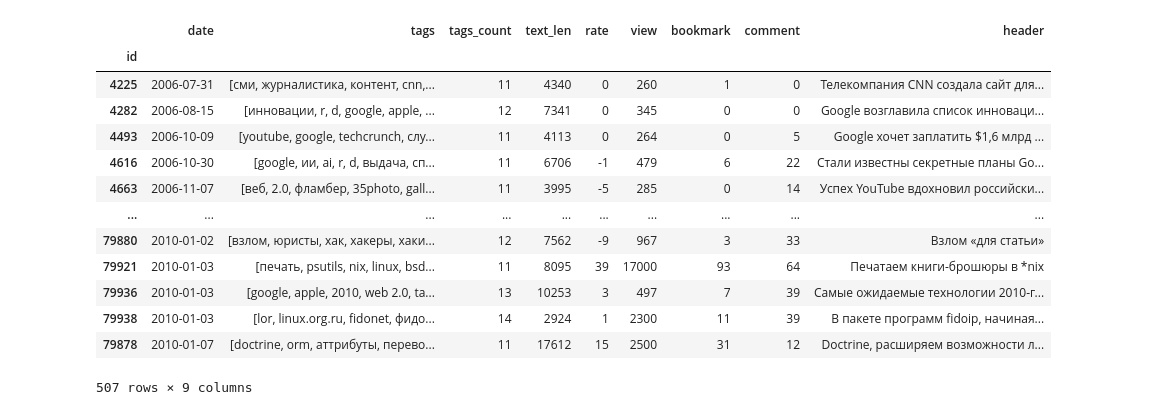
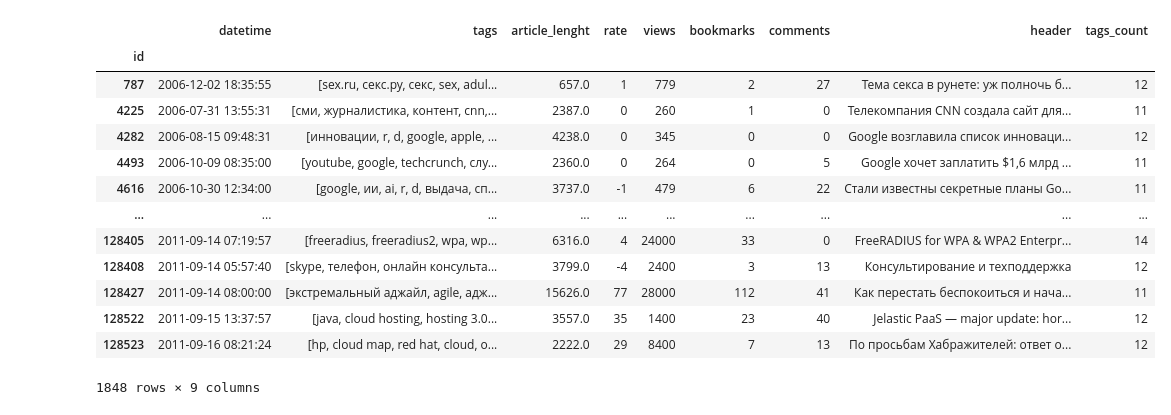
Before and after one commit to trb1maker/article_tagging, a Jupyter notebook: tags_analytics.ipynb, the cells around one changed output. Cells and saved outputs as stored; diff of their text form; code cells hidden in the pictures.

```diff
--- a/tags_analytics.ipynb
+++ b/tags_analytics.ipynb
@@ -5,2 +11,7 @@ import random
 # %%
-df = pd.read_csv('./datasets/articles_data.csv.gz', compression='gzip', parse_dates=['date'])
+# 'https://drive.google.com/uc?id=1_osI1ZMtR3chrKtwRfwlNyrr5VP0OIT0'
+
+article_data = pd.read_csv('./datasets/article_about_data.gz',
+                           compression='gzip',
+                           parse_dates=['datetime'],
+                           index_col='id')
@@ -7,17 +35,6 @@ df = pd.read_csv('./datasets/articles_data.csv.gz', compression='gzip', parse_da
 # %%
-df.set_index('id', inplace=True)
-
-# Обрезаю время, оно не используется для анализа
-df.date = df.date.dt.date
-
 # Превращаю теги в массив, убираю пустые теги
-df.tags = [tag for tag in df.tags.str.replace(pat="[\[\]']", repl='', regex=True).str.split(',') if tag != '']
+article_data.tags = [tag for tag in article_data.tags.str.replace(pat="[\[\]']", repl='', regex=True).str.split(',') if tag != '']
 
 # Создаю счетчик тегов
-df['tags_count'] = df.tags.apply(len)
-
-# Сортирую данные по дате и id
-df.sort_values(['date', 'id'], inplace=True)
-
-# Располагаю столбцы удобным образом
-df = df[['date', 'tags', 'tags_count', 'text_len', 'rate', 'view', 'bookmark', 'comment', 'header']]
+article_data['tags_count'] = article_data.tags.apply(len)
@@ -60,26 +77,26 @@ sns.boxplot(data=df, x='tags_count')
 # %%
 # ... разные теги имеют одно значение:
 #
 # [lor, linux.org.ru]
 # [fidonet, фидонет, фидо]
 # [хак, хакеры, хакинг]
 
-df.query('tags_count > 10')
+article_data.query('tags_count > 10')
 # %% [output]
-|  | date | tags | tags_count | text_len | rate | view | bookmark | comment | header |
+|  | datetime | tags | article_lenght | rate | views | bookmarks | comments | header | tags_count |
 | id |  |  |  |  |  |  |  |  |  |
-| 4225 | 2006-07-31 | [сми, журналистика, контент, cnn,... | 11 | 4340 | 0 | 260 | 1 | 0 | Телекомпания CNN создала сайт для... |
-| 4282 | 2006-08-15 | [инновации, r, d, google, apple, ... | 12 | 7341 | 0 | 345 | 0 | 0 | Google возглавила список инноваци... |
-| 4493 | 2006-10-09 | [youtube, google, techcrunch, слу... | 11 | 4113 | 0 | 264 | 0 | 5 | Google хочет заплатить $1,6 млрд ... |
-| 4616 | 2006-10-30 | [google, ии, ai, r, d, выдача, сп... | 11 | 6706 | -1 | 479 | 6 | 22 | Стали известны секретные планы Go... |
-| 4663 | 2006-11-07 | [веб, 2.0, фламбер, 35photo, gall... | 11 | 3995 | -5 | 285 | 0 | 14 | Успех YouTube вдохновил российски... |
+| 787 | 2006-12-02 18:35:55 | [sex.ru, секс.ру, секс, sex, adul... | 657.0 | 1 | 779 | 2 | 27 | Тема секса в рунете: уж полночь б... | 12 |
+| 4225 | 2006-07-31 13:55:31 | [сми, журналистика, контент, cnn,... | 2387.0 | 0 | 260 | 1 | 0 | Телекомпания CNN создала сайт для... | 11 |
+| 4282 | 2006-08-15 09:48:31 | [инновации, r, d, google, apple, ... | 4238.0 | 0 | 345 | 0 | 0 | Google возглавила список инноваци... | 12 |
+| 4493 | 2006-10-09 08:35:00 | [youtube, google, techcrunch, слу... | 2360.0 | 0 | 264 | 0 | 5 | Google хочет заплатить $1,6 млрд ... | 11 |
+| 4616 | 2006-10-30 12:34:00 | [google, ии, ai, r, d, выдача, сп... | 3737.0 | -1 | 479 | 6 | 22 | Стали известны секретные планы Go... | 11 |
 | ... | ... | ... | ... | ... | ... | ... | ... | ... | ... |
-| 79880 | 2010-01-02 | [взлом, юристы, хак, хакеры, хаки... | 12 | 7562 | -9 | 967 | 3 | 33 | Взлом «для статьи» |
-| 79921 | 2010-01-03 | [печать, psutils, nix, linux, bsd... | 11 | 8095 | 39 | 17000 | 93 | 64 | Печатаем книги-брошюры в *nix |
-| 79936 | 2010-01-03 | [google, apple, 2010, web 2.0, ta... | 13 | 10253 | 3 | 497 | 7 | 39 | Самые ожидаемые технологии 2010-г... |
-| 79938 | 2010-01-03 | [lor, linux.org.ru, fidonet, фидо... | 14 | 2924 | 1 | 2300 | 11 | 39 | В пакете программ fidoip, начиная... |
-| 79878 | 2010-01-07 | [doctrine, orm, аттрибуты, перево... | 11 | 17612 | 15 | 2500 | 31 | 12 | Doctrine, расширяем возможности л... |
+| 128405 | 2011-09-14 07:19:57 | [freeradius, freeradius2, wpa, wp... | 6316.0 | 4 | 24000 | 33 | 0 | FreeRADIUS for WPA & WPA2 Enterpr... | 14 |
+| 128408 | 2011-09-14 05:57:40 | [skype, телефон, онлайн консульта... | 3799.0 | -4 | 2400 | 3 | 13 | Консультирование и техподдержка | 12 |
+| 128427 | 2011-09-14 08:00:00 | [экстремальный аджайл, agile, адж... | 15626.0 | 77 | 28000 | 112 | 41 | Как перестать беспокоиться и нача... | 11 |
+| 128522 | 2011-09-15 13:37:57 | [java, cloud hosting, hosting 3.0... | 3557.0 | 35 | 1400 | 23 | 40 | Jelastic PaaS — major update: hor... | 12 |
+| 128523 | 2011-09-16 08:21:24 | [hp, cloud map, red hat, cloud, о... | 2222.0 | 29 | 8400 | 7 | 13 | По просьбам Хабражителей: ответ о... | 12 |
-507 rows × 9 columns
+1848 rows × 9 columns
 # %%
 # ! Нужно найти групповые теги и объединить их.
 # Возможно такие теги чаще используются вместе, чем по отдельности.
```
Also changed, not shown: parts of 13 cells of this notebook.
